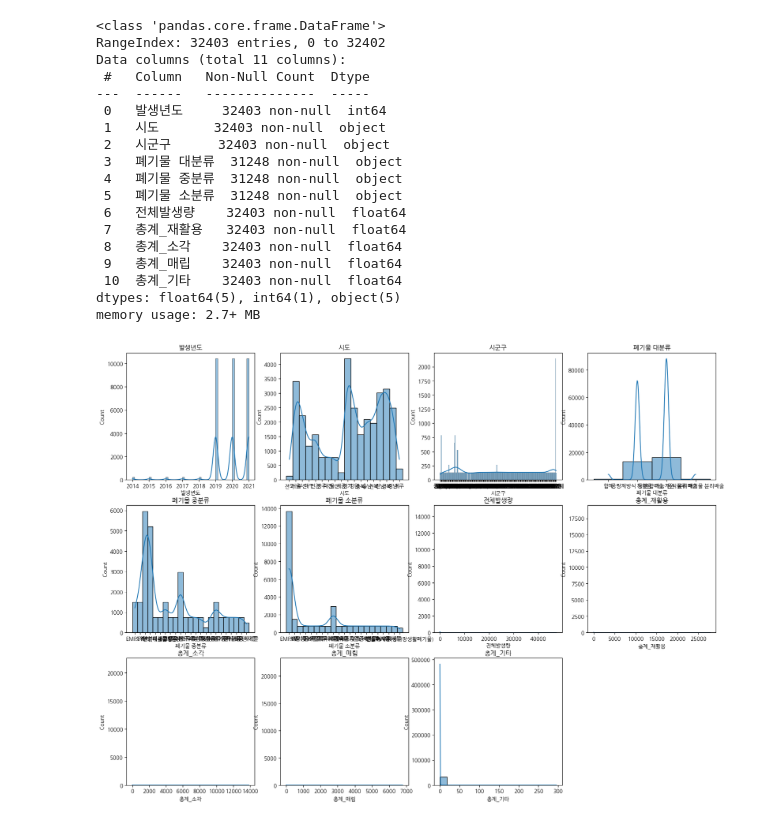
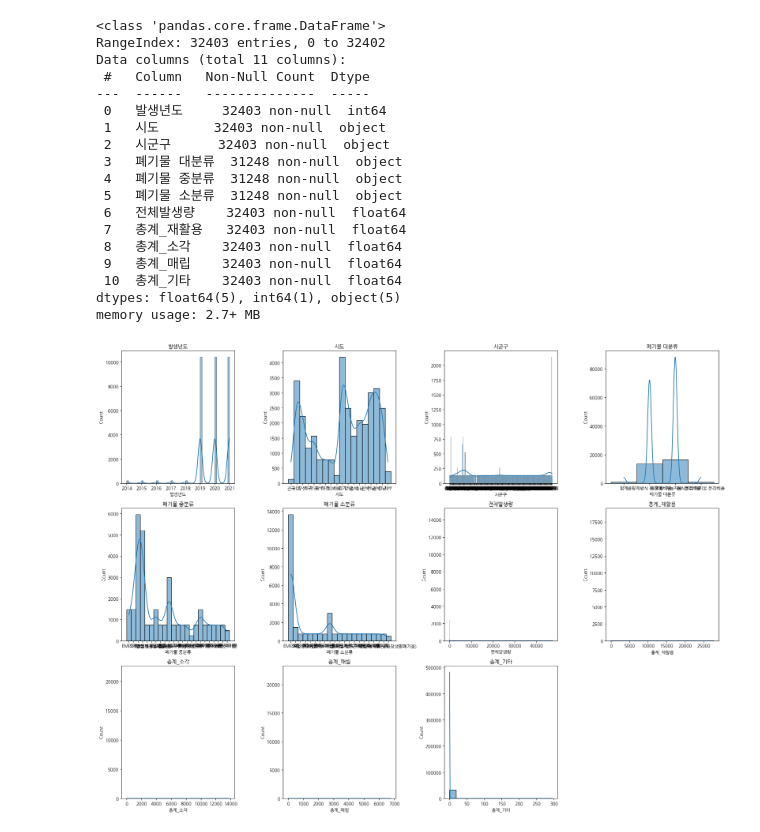
Before and after one commit to arkwith7/BDAV1, a Jupyter notebook: 02_전국폐기물발생및처리현황_data_processing.ipynb, the cells around one changed output. Drawn from its saved outputs; the diff is of its cells as text; code cells hidden in the pictures.

```diff
--- a/02_전국폐기물발생및처리현황_data_processing.ipynb
+++ b/02_전국폐기물발생및처리현황_data_processing.ipynb
@@ -85,13 +85,3 @@ elif platform.system() == 'Linux':
     plt.rc('font', family=font_name)
 else:
     print('알수없는 시스템. 미적용')
-# %%
-# 데이터의 분포 확인
-plt.figure(figsize=(20, 20))
-for i, col in enumerate(data.columns):
-    plt.subplot(4, 4, i+1)
-    sns.histplot(data[col], kde=True)
-    plt.title(col)
-plt.show()
-# %% [output]
-[figure, removed]
@@ -109,0 +88,19 @@ plt.show()
+# %%
+# 데이터의 분포 확인
+num_cols = len(data.columns)
+num_rows = (num_cols + 3) // 4  # 4개의 컬럼을 한 행에 배치, 필요한 행의 수 계산
+fig, axes = plt.subplots(num_rows, 4, figsize=(20, 5 * num_rows))  # 각 행의 높이를 5로 설정
+
+for i, col in enumerate(data.columns):
+    ax = axes[i // 4, i % 4]  # 행 인덱스는 i를 4로 나눈 몫, 열 인덱스는 i를 4로 나눈 나머지
+    sns.histplot(data[col], kde=True, ax=ax)
+    ax.set_title(col)
+
+# 남은 subplot 공간이 있을 경우 비활성화
+for j in range(i + 1, num_rows * 4):
+    axes[j // 4, j % 4].axis('off')
+
+plt.tight_layout()
+plt.show()
+# %% [output]
+[figure, added]
```
Also changed, not shown: parts of 10 cells of this notebook, 1 other file.
